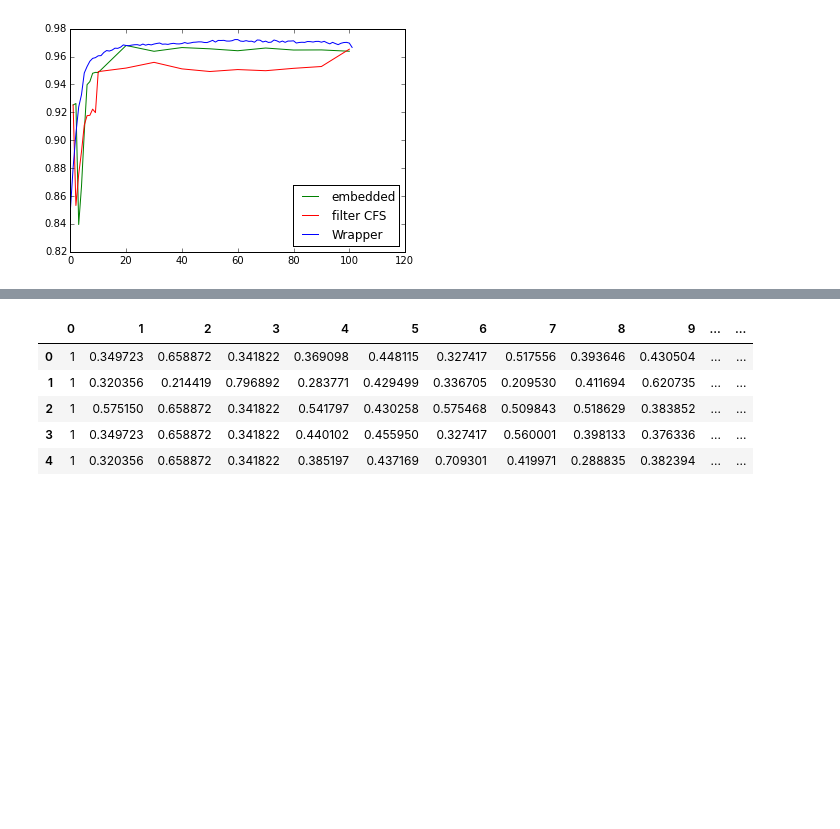
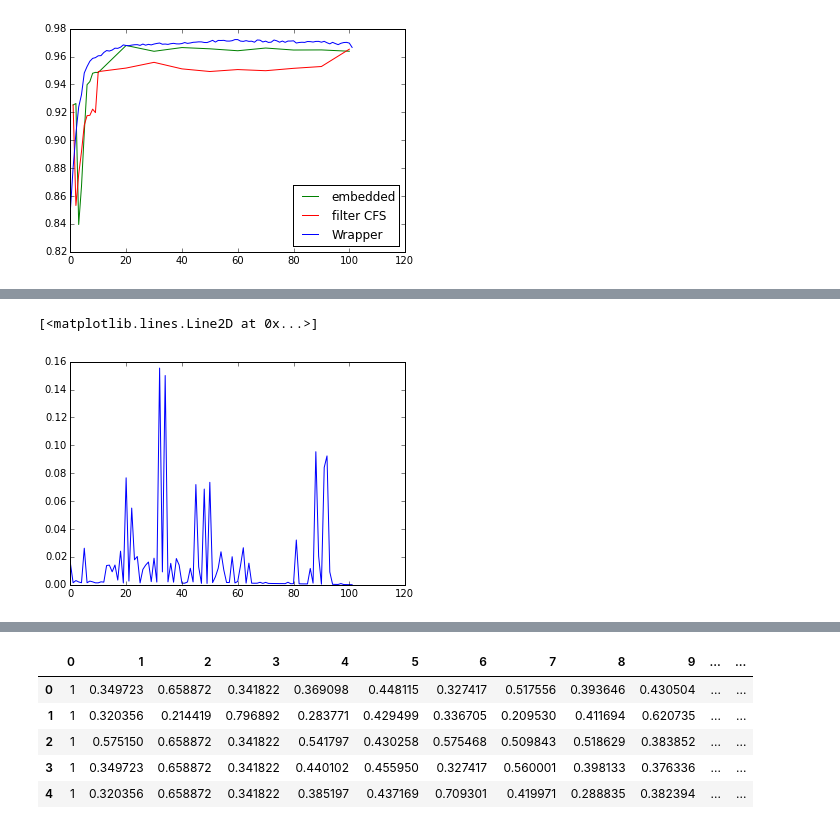
Before and after one commit to colinsongf/CART-GradientBoosting-RandomForest, a Jupyter notebook: CART-GradientBoosting-RandomForest.ipynb, the cells around one changed output, grey strips where cells are left out. Saved outputs shown, nothing was run; the diff lists cells and outputs as text; code cells hidden in the pictures; blank space fills up the shorter version.

```diff
--- a/CART-GradientBoosting-RandomForest.ipynb
+++ b/CART-GradientBoosting-RandomForest.ipynb
@@ -471,8 +471,12 @@ def CFS(X, y):
     pairsum = 0.0
     d = 0
 
+    times = []
+
     features_scores = Counter([])
     for i in xrange(X.shape[1]):
+        t = time.time()
+
         best_score = None
         for f in xrange(X.shape[1]):
             if f not in features:
@@ -492,7 +496,9 @@ def CFS(X, y):
             best_all_score = best_score
             best_features = features
 
-    return best_features, best_all_score, all_features
+        times.append(time.time() - t)
+
+    return best_features, best_all_score, all_features, times
 # %%
 def J(X, y, feature_set, model):
     f1 = []
@@ -615,7 +621,7 @@ for i in [1, 2, 3, 4, 5, 6, 7, 8, 9, 10, 20, 30, 40, 50, 60, 70, 80, 90, 100]:
 # %% [output]
 (48, 70, 101, 49, 8, 71, 10, 9, 29, 35, 52, 53, 4, 32, 75, 41, 17, 56, 19, 14, 76, 73, 47, 31, 3, 15, 43, 55, 16, 42, 45, 50, 83, 80, 33, 78, 51, 72, 87, 38, 100, 37, 11, 39, 79, 20, 24, 30, 22, 54, 2 ...
 # %%
-cfs_features, cfs_all_score, cfs_all_features = CFS(spam_X_train, spam_y_train)
+cfs_features, cfs_all_score, cfs_all_features, cfs_times = CFS(spam_X_train, spam_y_train)
 _, cfs_scores = zip(*cfs_all_features)
 # %%
 filter_f1_scores = []
@@ -647,0 +663,5 @@ plt.plot(times)
+# %%
+plt.plot(cfs_times)
+# %% [output]
+[<matplotlib.lines.Line2D at 0x...>]
+[figure, added]
```
Also changed, not shown: parts of 4 cells of this notebook.
